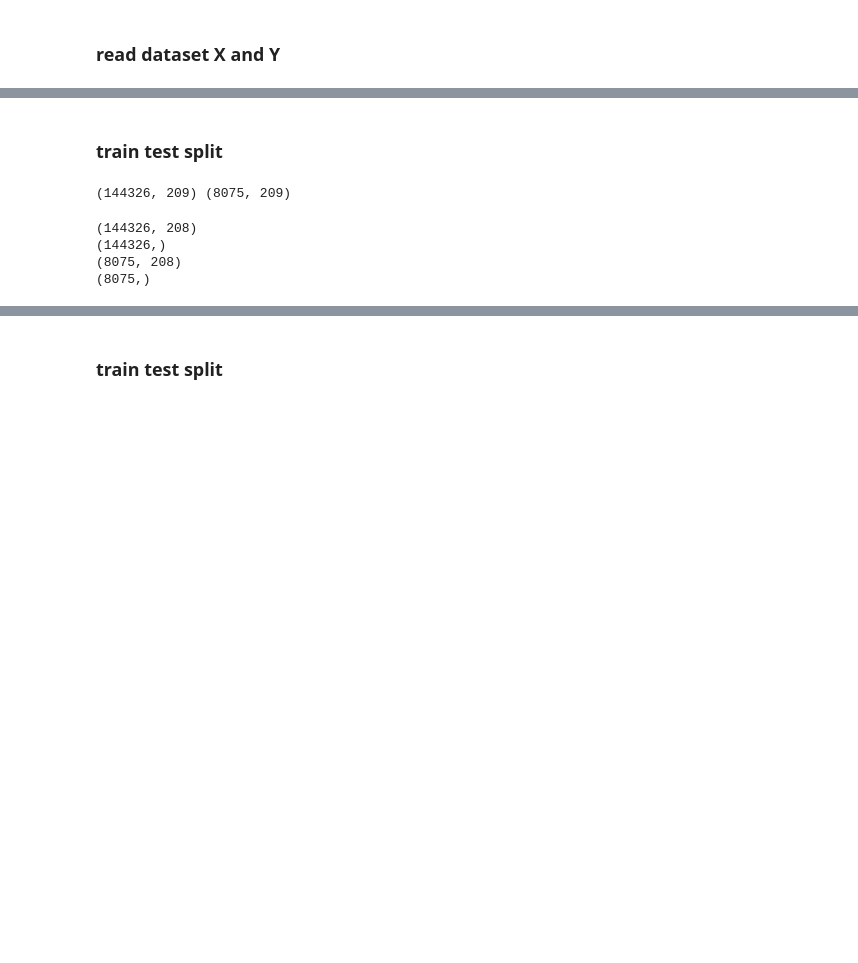
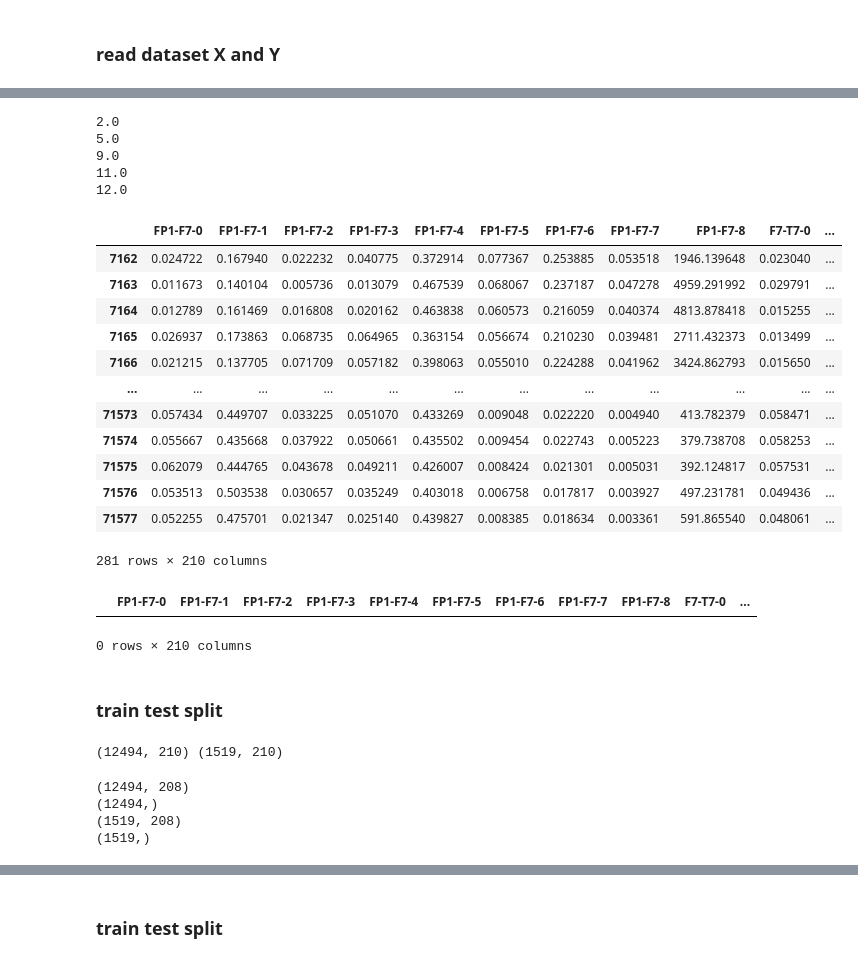
Before and after one commit to SalmaElSayd/Predicting-epileptic-seizures, a Jupyter notebook: deepmeh.ipynb, the cells around one changed output, grey strips where cells are left out. Drawn from its saved outputs; the diff is of its cells as text; code cells hidden in the pictures; blank space fills up the shorter version.

```diff
--- a/deepmeh.ipynb
+++ b/deepmeh.ipynb
@@ -85,0 +136,32 @@ print(df.shape)
+# %%
+test_df=pd.DataFrame()
+for patient in pd.unique(df['patient']):
+    # patdf=df[df[207]==patient]
+    print(patient)
+    last_seizure=max(df[df['patient']==patient]['seizure_number'])
+    test_df = test_df.append(df[(df['patient']==patient) & (df['seizure_number']==last_seizure)], ignore_index=False)
+test_df
+# %% [output]
+2.0
+5.0
+9.0
+11.0
+12.0
+|  | FP1-F7-0 | FP1-F7-1 | FP1-F7-2 | FP1-F7-3 | FP1-F7-4 | FP1-F7-5 | FP1-F7-6 | FP1-F7-7 | FP1-F7-8 | F7-T7-0 | ... |
+| 7162 | 0.024722 | 0.167940 | 0.022232 | 0.040775 | 0.372914 | 0.077367 | 0.253885 | 0.053518 | 1946.139648 | 0.023040 | ... |
+| 7163 | 0.011673 | 0.140104 | 0.005736 | 0.013079 | 0.467539 | 0.068067 | 0.237187 | 0.047278 | 4959.291992 | 0.029791 | ... |
+| 7164 | 0.012789 | 0.161469 | 0.016808 | 0.020162 | 0.463838 | 0.060573 | 0.216059 | 0.040374 | 4813.878418 | 0.015255 | ... |
+| 7165 | 0.026937 | 0.173863 | 0.068735 | 0.064965 | 0.363154 | 0.056674 | 0.210230 | 0.039481 | 2711.432373 | 0.013499 | ... |
+| 7166 | 0.021215 | 0.137705 | 0.071709 | 0.057182 | 0.398063 | 0.055010 | 0.224288 | 0.041962 | 3424.862793 | 0.015650 | ... |
+| ... | ... | ... | ... | ... | ... | ... | ... | ... | ... | ... | ... |
+| 71573 | 0.057434 | 0.449707 | 0.033225 | 0.051070 | 0.433269 | 0.009048 | 0.022220 | 0.004940 | 413.782379 | 0.058471 | ... |
+| 71574 | 0.055667 | 0.435668 | 0.037922 | 0.050661 | 0.435502 | 0.009454 | 0.022743 | 0.005223 | 379.738708 | 0.058253 | ... |
+| 71575 | 0.062079 | 0.444765 | 0.043678 | 0.049211 | 0.426007 | 0.008424 | 0.021301 | 0.005031 | 392.124817 | 0.057531 | ... |
+| 71576 | 0.053513 | 0.503538 | 0.030657 | 0.035249 | 0.403018 | 0.006758 | 0.017817 | 0.003927 | 497.231781 | 0.049436 | ... |
+| 71577 | 0.052255 | 0.475701 | 0.021347 | 0.025140 | 0.439827 | 0.008385 | 0.018634 | 0.003361 | 591.865540 | 0.048061 | ... |
+281 rows × 210 columns
+# %%
+test_df[test_df['target']!=2]
+# %% [output]
+|  | FP1-F7-0 | FP1-F7-1 | FP1-F7-2 | FP1-F7-3 | FP1-F7-4 | FP1-F7-5 | FP1-F7-6 | FP1-F7-7 | FP1-F7-8 | F7-T7-0 | ... |
+0 rows × 210 columns
@@ -88,11 +174,20 @@ print(df.shape)
 # %%
 df_interictal=df[df['target']==0]
 # print(df_interictal.shape)
-# df_interictal=df_interictal.sample(frac=0.7)
+df_interictal=df_interictal.sample(frac=0.2)
 df_preictal=df[df['target']==2]
 df_preictal = df_preictal.replace({'target': 2}, 1)
+test_df = test_df.replace({'target': 2}, 1)
 interictal_shape, preictal_shape = df_interictal.shape, df_preictal.shape
 print(df_interictal.shape, df_preictal.shape)
+
+# df_interictal=df[df['target']==0]
+# df_interictal=df_interictal.sample(frac=0.2)
+# df_preictal=df[df['target']==2]
+# interictal_shape, preictal_shape = df_interictal.shape, df_preictal.shape
+# interictal_shape= df_interictal.shape
+
+# print(df_interictal.shape,  df_preictal.shape)
 # %% [output]
-(144326, 209) (8075, 209)
+(12494, 210) (1519, 210)
 # %%
@@ -103,10 +202,10 @@ y_preictal  =np.array(df_preictal['target']).astype('float32')
 # %%
 print(X_interictal.shape)
 print(y_interictal.shape)
-print(X_preictal.shape)
-print(y_preictal.shape)
+print(X_preictal_train.shape)
+print(y_preictal_train.shape)
 # %% [output]
-(144326, 208)
-(144326,)
-(8075, 208)
-(8075,)
+(12494, 208)
+(12494,)
+(1519, 208)
+(1519,)
```
Also changed, not shown: parts of 30 cells of this notebook, 6 other files.
